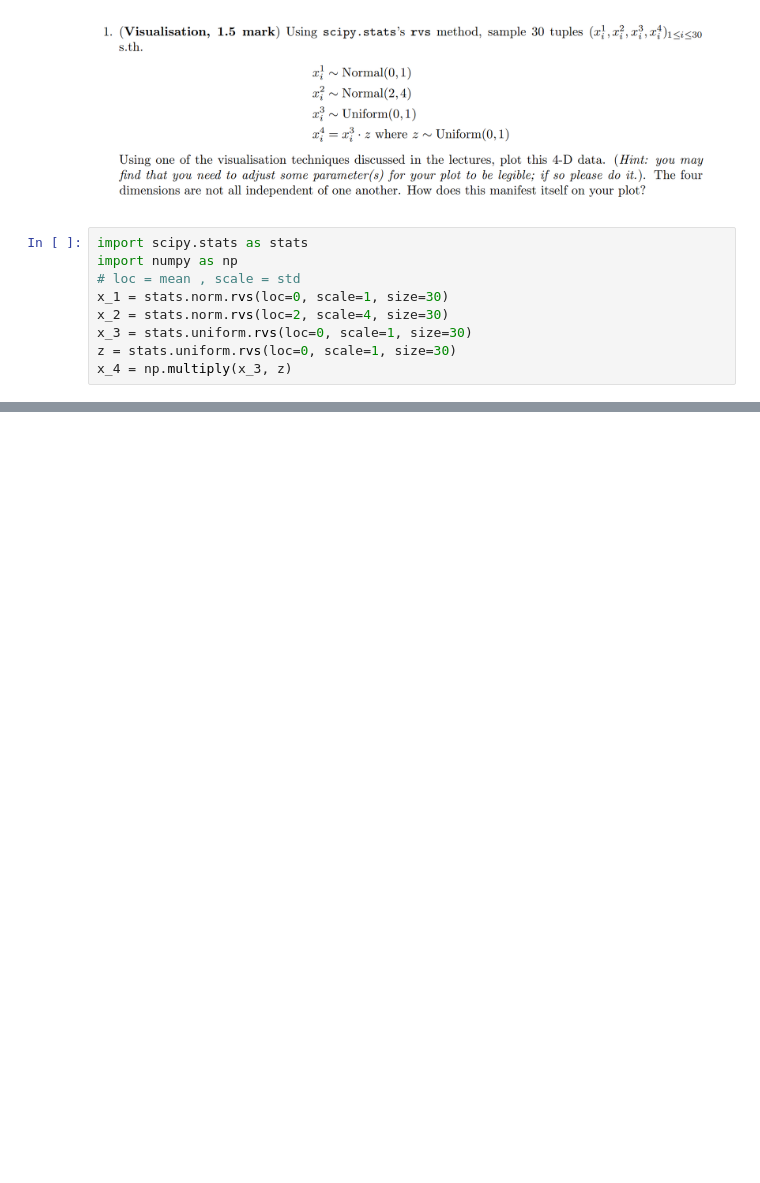
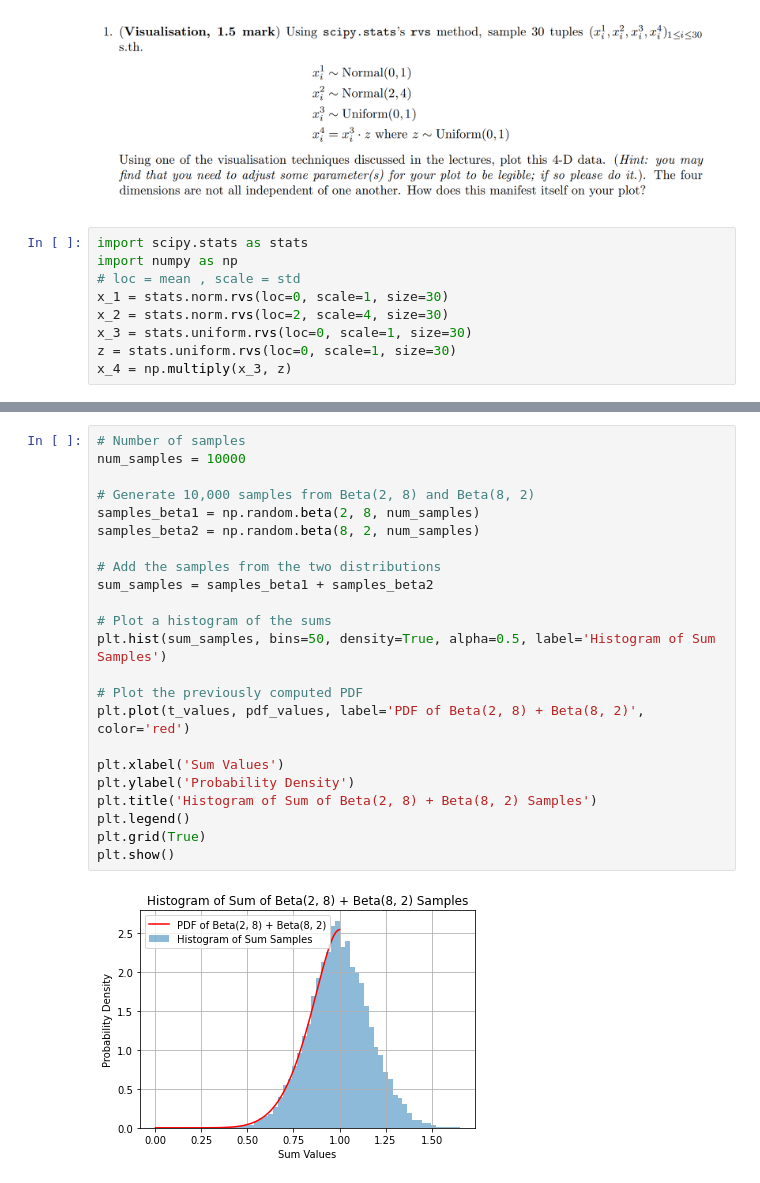
Before and after one commit to kianahs/Statistics, a Jupyter notebook: LAB2/Untitled.ipynb, the cells around one changed output, grey strips where cells are left out. Cells and saved outputs as stored; diff of their text form; blank space fills up the shorter version.

```diff
--- a/LAB2/Untitled.ipynb
+++ b/LAB2/Untitled.ipynb
@@ -42,0 +90,25 @@ plt.show()
+# %%
+# Number of samples
+num_samples = 10000
+
+# Generate 10,000 samples from Beta(2, 8) and Beta(8, 2)
+samples_beta1 = np.random.beta(2, 8, num_samples)
+samples_beta2 = np.random.beta(8, 2, num_samples)
+
+# Add the samples from the two distributions
+sum_samples = samples_beta1 + samples_beta2
+
+# Plot a histogram of the sums
+plt.hist(sum_samples, bins=50, density=True, alpha=0.5, label='Histogram of Sum Samples')
+
+# Plot the previously computed PDF
+plt.plot(t_values, pdf_values, label='PDF of Beta(2, 8) + Beta(8, 2)', color='red')
+
+plt.xlabel('Sum Values')
+plt.ylabel('Probability Density')
+plt.title('Histogram of Sum of Beta(2, 8) + Beta(8, 2) Samples')
+plt.legend()
+plt.grid(True)
+plt.show()
+# %% [output]
+[figure, added]
```
Also changed, not shown: parts of 9 cells of this notebook.
